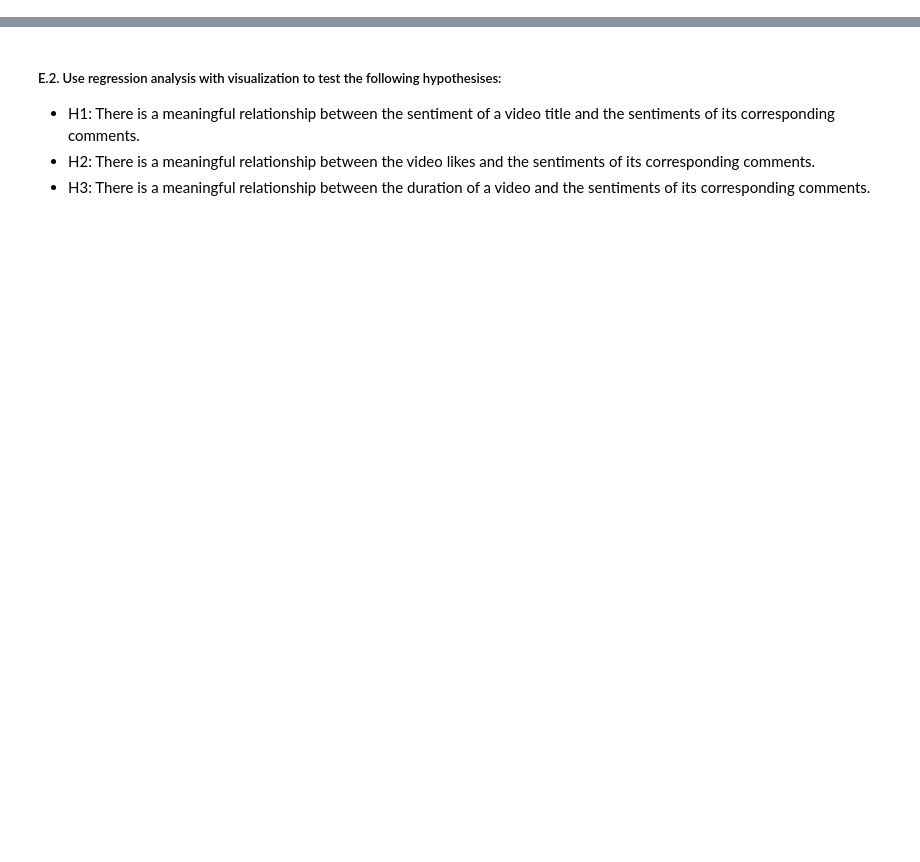
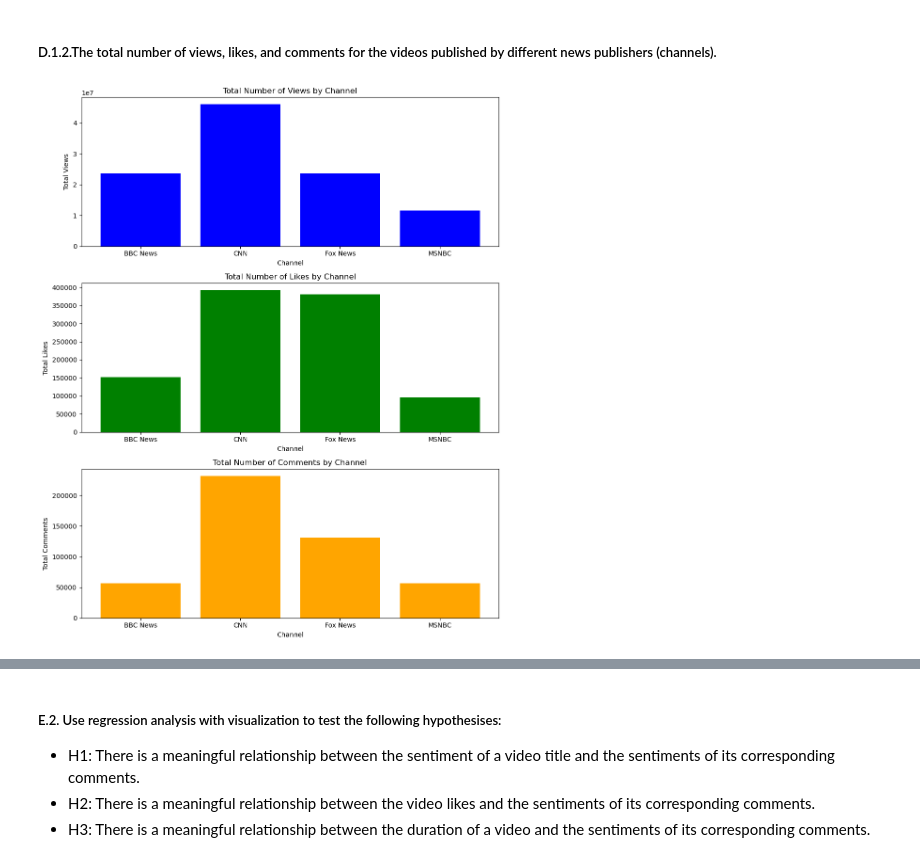
Before and after one commit to hoangsonpham727/Covid-19-News-Analytics, a Jupyter notebook: HD1-resources/main.ipynb, the cells around one changed output, grey strips where cells are left out. Saved outputs shown, nothing was run; the diff lists cells and outputs as text; code cells hidden in the pictures; blank space fills up the shorter version.

```diff
--- a/HD1-resources/main.ipynb
+++ b/HD1-resources/main.ipynb
@@ -182,0 +190,33 @@ def get_sentiment(text):
+# %% [markdown]
+##### D.1.2.The total number of views, likes, and comments for the videos published by different news publishers (channels).
+# %%
+# Write your code here:
+video_data = pd.read_csv("videos.csv")
+
+# Calculate total views, likes, and comments by publisher
+publishers_data = video_data.groupby("channel_title").agg({"view_count":"sum", "like_count":"sum", "comment_count":"sum"}).reset_index()
+publishers_data.rename(columns={'view_count': 'views',
+                           'like_count': 'likes',
+                           'comment_count': 'comments'}, inplace=True)
+
+variables = ['views', 'likes', 'comments']
+colors = ['blue', 'green', 'orange']
+titles = ['Total Number of Views by Channel', 'Total Number of Likes by Channel', 'Total Number of Comments by Channel']
+ylabels = ['Total Views', 'Total Likes', 'Total Comments']
+
+
+# Create subplots
+fig, axes = plt.subplots(3, 1, figsize=(10, 12))
+# Plot total number of views, likes, and comments by publisher
+for i, (variable, color, title, ylabel) in enumerate(zip(variables, colors, titles, ylabels)):
+    ax = axes[i]
+    ax.bar(publishers_data['channel_title'], publishers_data[variable], color=color)
+    ax.set_title(title)
+    ax.set_xlabel('Channel')
+    ax.set_ylabel(ylabel)
+
+# Customize and display the plot
+plt.tight_layout()
+plt.show()
+# %% [output]
+[figure, added]
```
Also changed, not shown: parts of 28 cells of this notebook.
